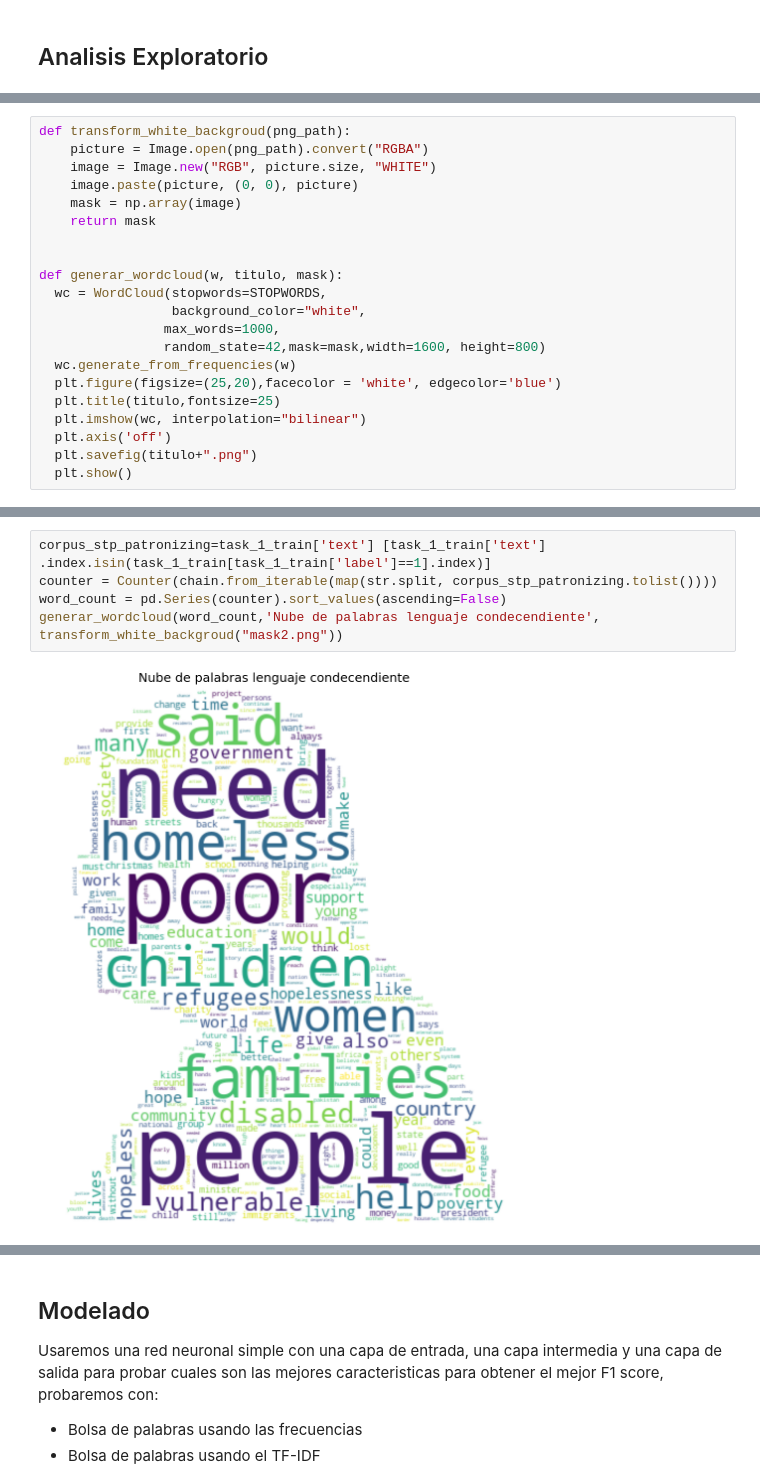
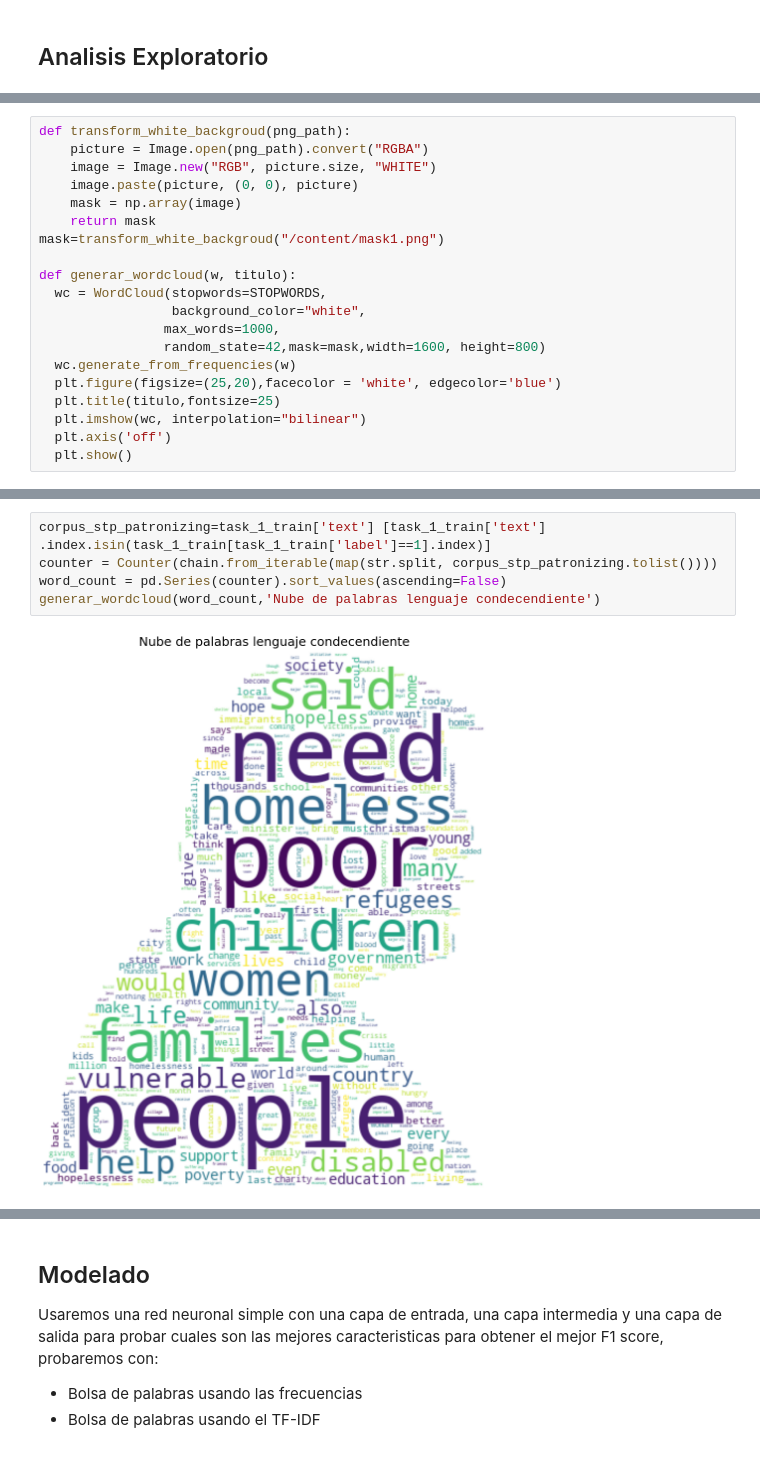
Before and after one commit to myespindola/dont-patronize-me, a Jupyter notebook: ProyectoPLN.ipynb, the cells around one changed output, grey strips where cells are left out. Saved outputs shown, nothing was run; the diff lists cells and outputs as text.

```diff
--- a/ProyectoPLN.ipynb
+++ b/ProyectoPLN.ipynb
@@ -158,9 +159,9 @@ def transform_white_backgroud(png_path):
     image.paste(picture, (0, 0), picture)
     mask = np.array(image)
     return mask
+mask=transform_white_backgroud("/content/mask1.png")
 
-
-def generar_wordcloud(w, titulo, mask):
+def generar_wordcloud(w, titulo):
   wc = WordCloud(stopwords=STOPWORDS,
                  background_color="white",
                 max_words=1000,
@@ -170,7 +171,6 @@ def generar_wordcloud(w, titulo, mask):
   plt.title(titulo,fontsize=25)
   plt.imshow(wc, interpolation="bilinear")
   plt.axis('off')
-  plt.savefig(titulo+".png")
   plt.show()
 # %%
 corpus_stp_no_patronizing=task_1_train['text'] [task_1_train['text'] .index.isin(task_1_train[task_1_train['label']==0].index)]
@@ -182,10 +182,10 @@ generar_wordcloud(word_count,'Nube de palabras lenguaje no condecendiente', tran
 # %%
 corpus_stp_patronizing=task_1_train['text'] [task_1_train['text'] .index.isin(task_1_train[task_1_train['label']==1].index)]
 counter = Counter(chain.from_iterable(map(str.split, corpus_stp_patronizing.tolist())))
 word_count = pd.Series(counter).sort_values(ascending=False)
-generar_wordcloud(word_count,'Nube de palabras lenguaje condecendiente', transform_white_backgroud("mask2.png"))
+generar_wordcloud(word_count,'Nube de palabras lenguaje condecendiente')
 # %% [output]
-[figure, old version]
+[figure, new version]
 # %%
 def make_ngram(lista,n=2):
   gramas=[]
```
Also changed, not shown: parts of 25 cells of this notebook.
